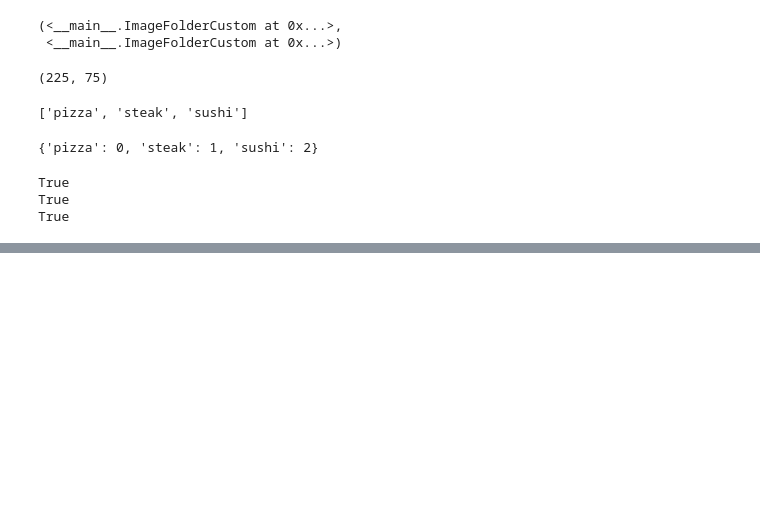
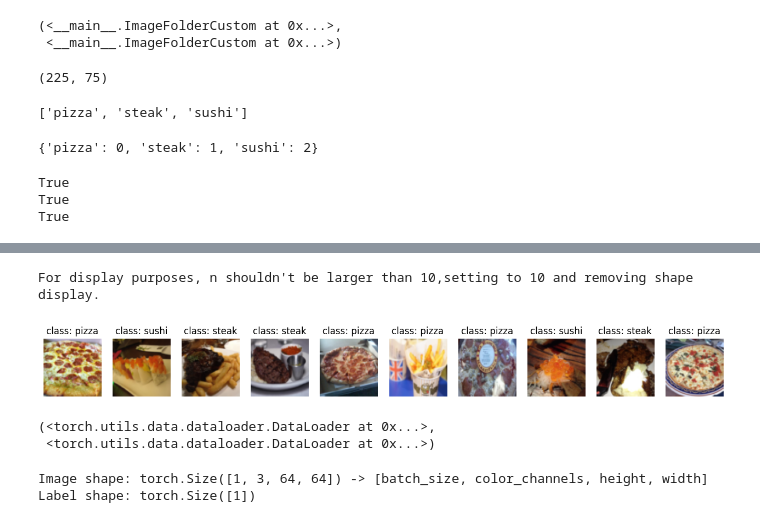
Before and after one commit to AlexanderAKM/Pytorch-Fundamentals, a Jupyter notebook: 04_pytorch_custom_datasets.ipynb, the cells around one changed output, grey strips where cells are left out. Saved outputs shown, nothing was run; the diff lists cells and outputs as text; code cells hidden in the pictures; blank space fills up the shorter version.

```diff
--- a/04_pytorch_custom_datasets.ipynb
+++ b/04_pytorch_custom_datasets.ipynb
@@ -418,0 +460,36 @@ True
+# %%
+display_random_images(train_data_custom,
+                      n=12,
+                      classes=class_names,
+                      seed=None)
+# %% [output]
+For display purposes, n shouldn't be larger than 10,setting to 10 and removing shape display.
+[figure, added]
+# %%
+# Turn the training and testing dataset into dataloaders
+from torch.utils.data import DataLoader
+
+train_dataloader_custom = DataLoader(dataset=train_data_custom,
+                                     batch_size=1,
+                                     num_workers=0,
+                                     shuffle=True)
+
+test_dataloader_custom = DataLoader(dataset=test_data_custom,
+                                    batch_size=1,
+                                    num_workers=0,
+                                    shuffle=False)
+
+train_dataloader_custom, test_dataloader_custom
+# %% [output]
+(<torch.utils.data.dataloader.DataLoader at 0x...>,
+ <torch.utils.data.dataloader.DataLoader at 0x...>)
+# %%
+# Get image and label from custom DataLoader
+img_custom, label_custom = next(iter(train_dataloader_custom))
+
+# Batch size will now be 1, try changing the batch_size parameter above and see what happens
+print(f"Image shape: {img_custom.shape} -> [batch_size, color_channels, height, width]")
+print(f"Label shape: {label_custom.shape}")
+# %% [output]
+Image shape: torch.Size([1, 3, 64, 64]) -> [batch_size, color_channels, height, width]
+Label shape: torch.Size([1])
```
Also changed, not shown: parts of 3 cells of this notebook.
